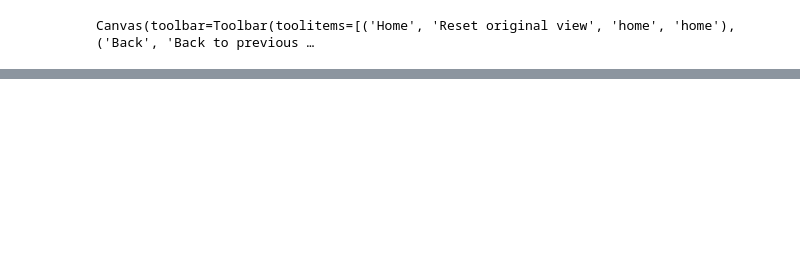
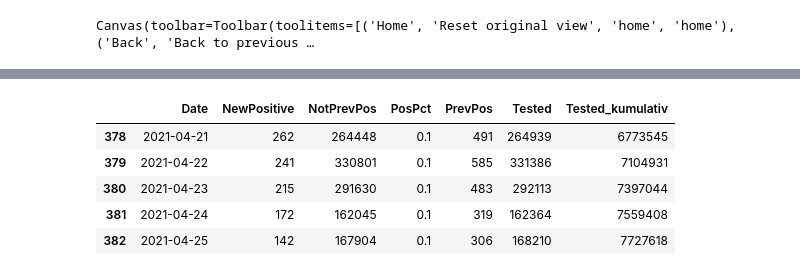
Before and after one commit to PandemiXcenter/PandemiX, a Jupyter notebook: DanskeData/data_investigation_notebook.ipynb, the cells around one changed output, grey strips where cells are left out. Saved outputs shown, nothing was run; the diff lists cells and outputs as text; code cells hidden in the pictures; blank space fills up the shorter version.

```diff
--- a/DanskeData/data_investigation_notebook.ipynb
+++ b/DanskeData/data_investigation_notebook.ipynb
@@ -140,0 +138,9 @@ Timestamp('2021-04-22 00:00:00')
+# %%
+df.tail()
+# %% [output]
+|  | Date | NewPositive | NotPrevPos | PosPct | PrevPos | Tested | Tested_kumulativ |
+| 378 | 2021-04-21 | 262 | 264448 | 0.1 | 491 | 264939 | 6773545 |
+| 379 | 2021-04-22 | 241 | 330801 | 0.1 | 585 | 331386 | 7104931 |
+| 380 | 2021-04-23 | 215 | 291630 | 0.1 | 483 | 292113 | 7397044 |
+| 381 | 2021-04-24 | 172 | 162045 | 0.1 | 319 | 162364 | 7559408 |
+| 382 | 2021-04-25 | 142 | 167904 | 0.1 | 306 | 168210 | 7727618 |
```
Also changed, not shown: parts of 7 cells of this notebook.
